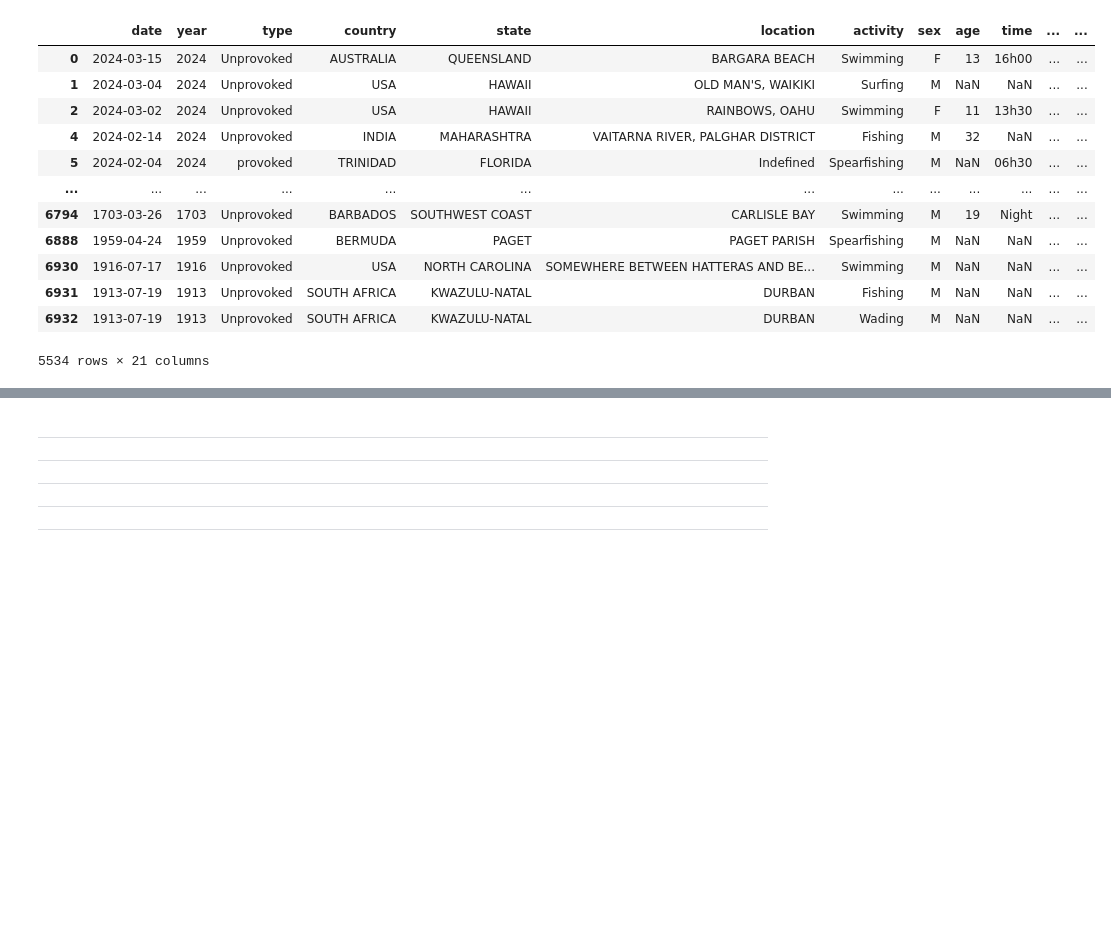
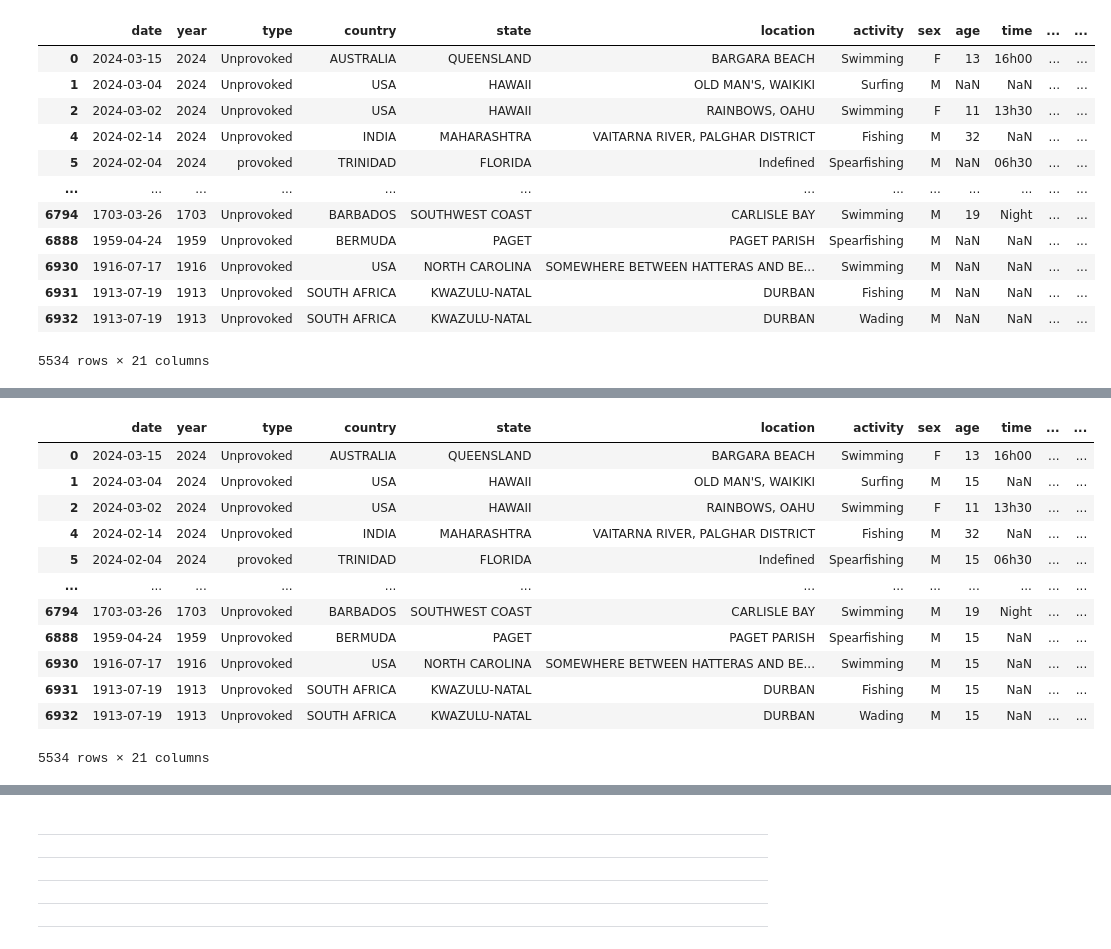
Before and after one commit to ElizavetaZavartseva/Baby-Shark, a Jupyter notebook: Baby_Shark_tu_tu_tu_NEW.ipynb, the cells around one changed output, grey strips where cells are left out. Cells and saved outputs as stored; diff of their text form; code cells hidden in the pictures; blank space fills up the shorter version.

```diff
--- a/Baby_Shark_tu_tu_tu_NEW.ipynb
+++ b/Baby_Shark_tu_tu_tu_NEW.ipynb
@@ -694,0 +803,4 @@ sharks_df
+# %%
+#Column: age
+
+sharks_df['age'].fillna(sharks_df['age'].mode()[0], inplace=True)
@@ -694,0 +820,4 @@ sharks_df
+# %%
+#Column: age
+
+sharks_df['age'] = sharks_df['age'].astype(int)
@@ -694,0 +846,16 @@ sharks_df
+# %%
+sharks_df
+# %% [output]
+|  | date | year | type | country | state | location | activity | sex | age | time | ... | ... |
+| 0 | 2024-03-15 | 2024 | Unprovoked | AUSTRALIA | QUEENSLAND | BARGARA BEACH | Swimming | F | 13 | 16h00 | ... | ... |
+| 1 | 2024-03-04 | 2024 | Unprovoked | USA | HAWAII | OLD MAN'S, WAIKIKI | Surfing | M | 15 | NaN | ... | ... |
+| 2 | 2024-03-02 | 2024 | Unprovoked | USA | HAWAII | RAINBOWS, OAHU | Swimming | F | 11 | 13h30 | ... | ... |
+| 4 | 2024-02-14 | 2024 | Unprovoked | INDIA | MAHARASHTRA | VAITARNA RIVER, PALGHAR DISTRICT | Fishing | M | 32 | NaN | ... | ... |
+| 5 | 2024-02-04 | 2024 | provoked | TRINIDAD | FLORIDA | Indefined | Spearfishing | M | 15 | 06h30 | ... | ... |
+| ... | ... | ... | ... | ... | ... | ... | ... | ... | ... | ... | ... | ... |
+| 6794 | 1703-03-26 | 1703 | Unprovoked | BARBADOS | SOUTHWEST COAST | CARLISLE BAY | Swimming | M | 19 | Night | ... | ... |
+| 6888 | 1959-04-24 | 1959 | Unprovoked | BERMUDA | PAGET | PAGET PARISH | Spearfishing | M | 15 | NaN | ... | ... |
+| 6930 | 1916-07-17 | 1916 | Unprovoked | USA | NORTH CAROLINA | SOMEWHERE BETWEEN HATTERAS AND BE... | Swimming | M | 15 | NaN | ... | ... |
+| 6931 | 1913-07-19 | 1913 | Unprovoked | SOUTH AFRICA | KWAZULU-NATAL | DURBAN | Fishing | M | 15 | NaN | ... | ... |
+| 6932 | 1913-07-19 | 1913 | Unprovoked | SOUTH AFRICA | KWAZULU-NATAL | DURBAN | Wading | M | 15 | NaN | ... | ... |
+5534 rows × 21 columns
```
Also changed, not shown: parts of 15 cells of this notebook.
